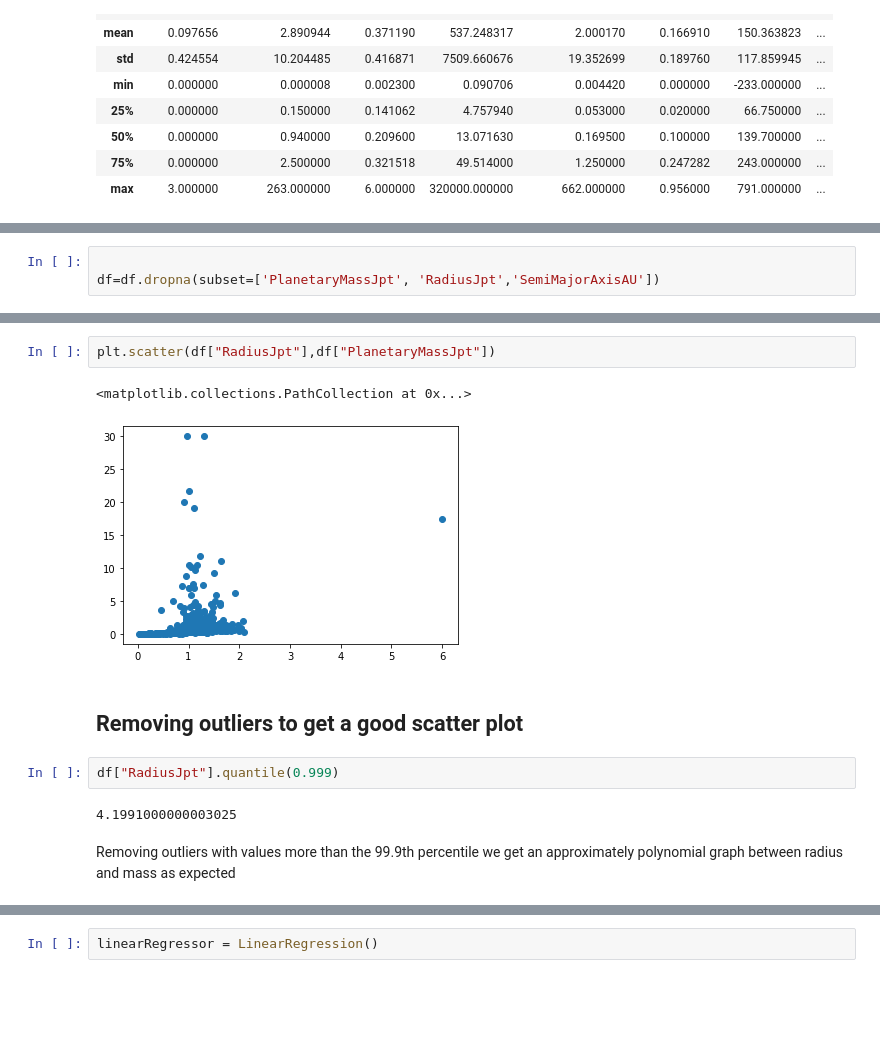
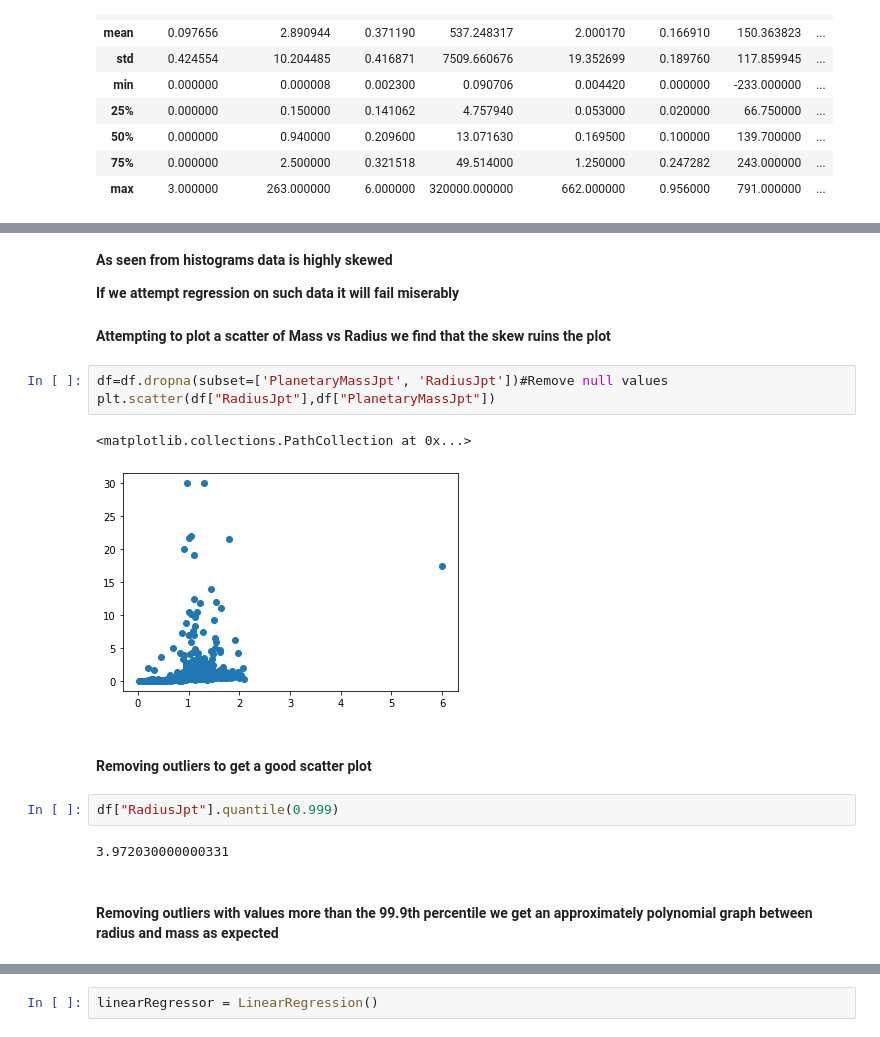
Before and after one commit to Varun221/exoplanet-analysis, a Jupyter notebook: analysis.ipynb, the cells around one changed output, grey strips where cells are left out. Cells and saved outputs as stored; diff of their text form; blank space fills up the shorter version.

```diff
--- a/analysis.ipynb
+++ b/analysis.ipynb
@@ -50,4 +119 @@ HostStarMassSlrMass     0.046875
 dtype: float64
-# %%
-
-df=df.dropna(subset=['PlanetaryMassJpt', 'RadiusJpt','SemiMajorAxisAU'])
@@ -68,16 +133,24 @@ df["RadiusJpt"].hist()
+# %% [markdown]
+**As seen from histograms data is highly skewed**
+
+
+**If we attempt regression on such data it will fail miserably**
+# %% [markdown]
+**Attempting to plot a scatter of Mass vs Radius we find that the skew ruins the plot**
 # %%
+df=df.dropna(subset=['PlanetaryMassJpt', 'RadiusJpt'])#Remove null values
 plt.scatter(df["RadiusJpt"],df["PlanetaryMassJpt"])
 # %% [output]
 <matplotlib.collections.PathCollection at 0x...>
-[figure, old version]
+[figure, new version]
 # %% [markdown]
-## Removing outliers to get a good scatter plot
+#### Removing outliers to get a good scatter plot
 # %%
 df["RadiusJpt"].quantile(0.999)
 # %% [output]
-4.1991000000003025
+3.972030000000331
 # %% [markdown]
-Removing outliers with values more than the 99.9th percentile we get an approximately polynomial graph between radius and mass as expected
+#### Removing outliers with values more than the 99.9th percentile we get an approximately polynomial graph between radius and mass as expected
 # %%
 dfremoved=df[df["RadiusJpt"]<df["RadiusJpt"].quantile(0.999)]
 dfremoved=dfremoved[dfremoved["PlanetaryMassJpt"]<dfremoved["RadiusJpt"].quantile(0.999)]
```
Also changed, not shown: parts of 67 cells of this notebook, 2 other files.
